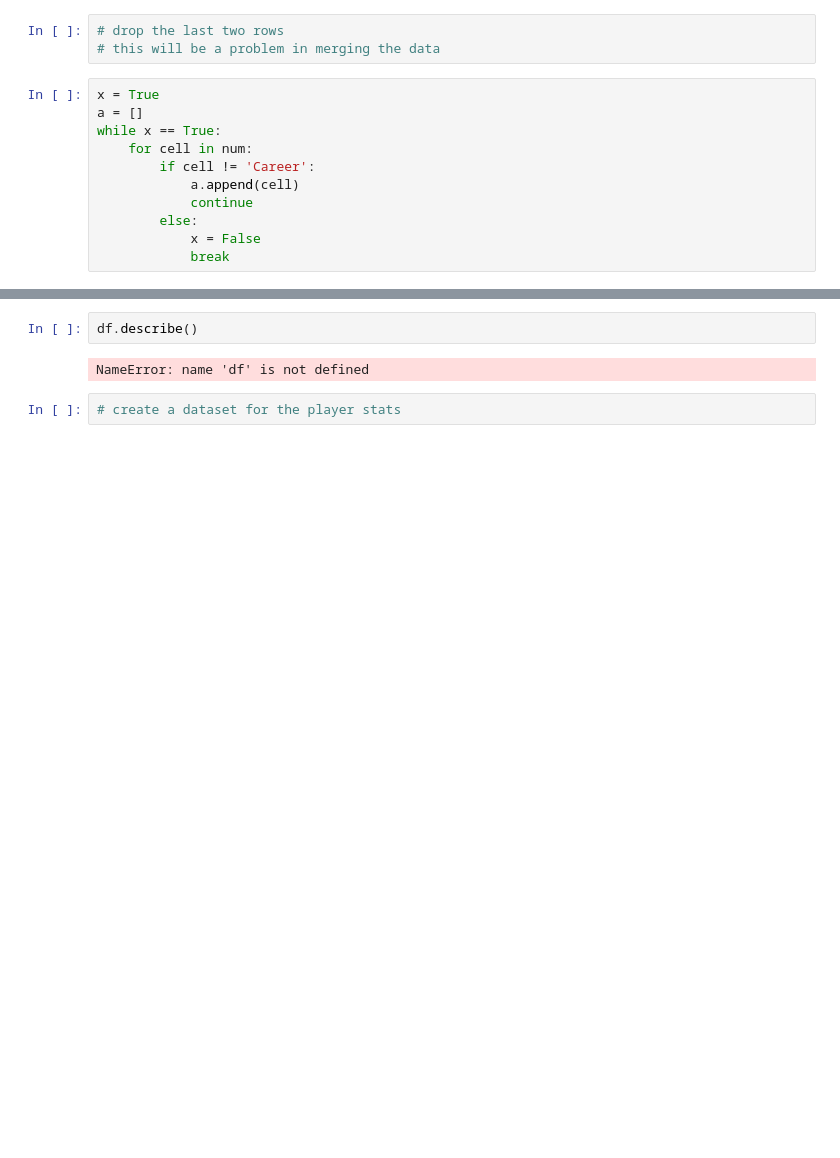
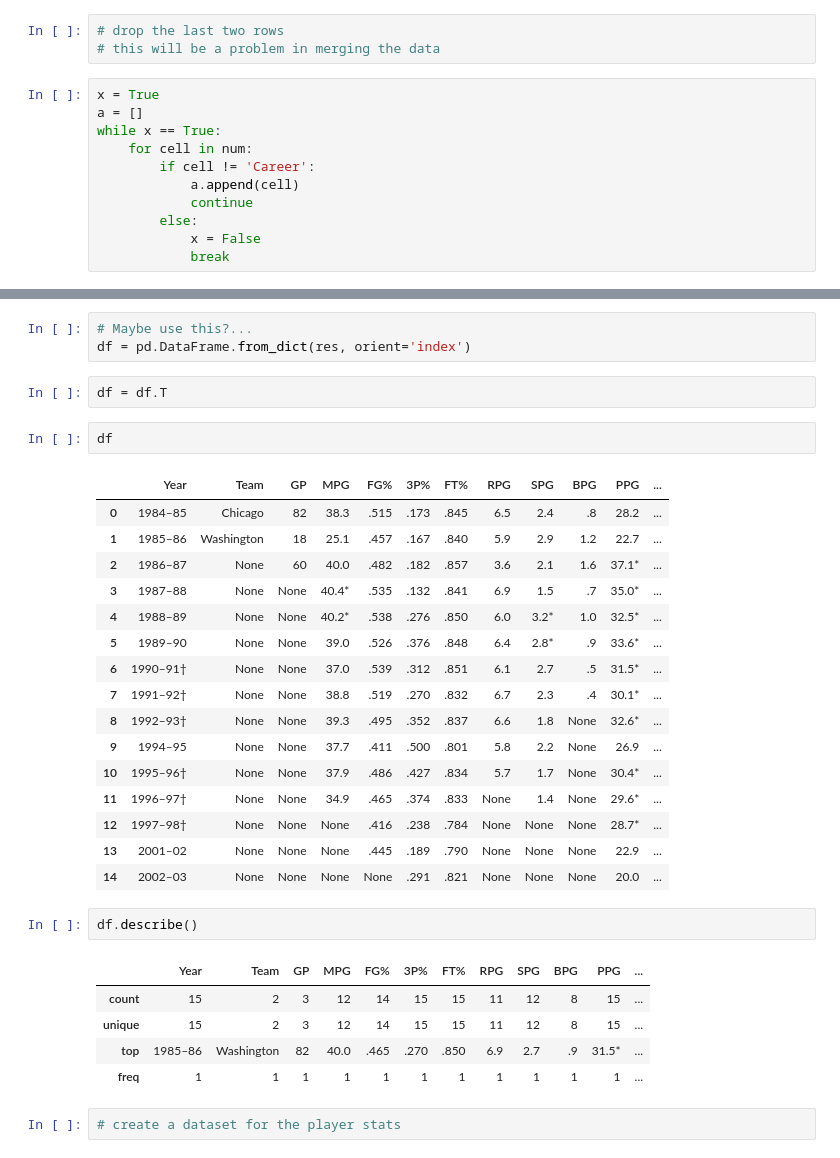
Before and after one commit to ctd1077/Wiki-NBA-Stat-Scraper, a Jupyter notebook: Wiki NBA Stat Scraper.ipynb, the cells around one changed output, grey strips where cells are left out. Saved outputs shown, nothing was run; the diff lists cells and outputs as text; blank space fills up the shorter version.

```diff
--- a/Wiki NBA Stat Scraper.ipynb
+++ b/Wiki NBA Stat Scraper.ipynb
@@ -173,7 +184,35 @@ ValueError: If using all scalar values, you must pass an index
+# %%
+# Maybe use this?...
+df = pd.DataFrame.from_dict(res, orient='index')
+# %%
+df = df.T
+# %%
+df
+# %% [output]
+|  | Year | Team | GP | MPG | FG% | 3P% | FT% | RPG | SPG | BPG | PPG | ... |
+| 0 | 1984–85 | Chicago | 82 | 38.3 | .515 | .173 | .845 | 6.5 | 2.4 | .8 | 28.2 | ... |
+| 1 | 1985–86 | Washington | 18 | 25.1 | .457 | .167 | .840 | 5.9 | 2.9 | 1.2 | 22.7 | ... |
+| 2 | 1986–87 | None | 60 | 40.0 | .482 | .182 | .857 | 3.6 | 2.1 | 1.6 | 37.1* | ... |
+| 3 | 1987–88 | None | None | 40.4* | .535 | .132 | .841 | 6.9 | 1.5 | .7 | 35.0* | ... |
+| 4 | 1988–89 | None | None | 40.2* | .538 | .276 | .850 | 6.0 | 3.2* | 1.0 | 32.5* | ... |
+| 5 | 1989–90 | None | None | 39.0 | .526 | .376 | .848 | 6.4 | 2.8* | .9 | 33.6* | ... |
+| 6 | 1990–91† | None | None | 37.0 | .539 | .312 | .851 | 6.1 | 2.7 | .5 | 31.5* | ... |
+| 7 | 1991–92† | None | None | 38.8 | .519 | .270 | .832 | 6.7 | 2.3 | .4 | 30.1* | ... |
+| 8 | 1992–93† | None | None | 39.3 | .495 | .352 | .837 | 6.6 | 1.8 | None | 32.6* | ... |
+| 9 | 1994–95 | None | None | 37.7 | .411 | .500 | .801 | 5.8 | 2.2 | None | 26.9 | ... |
+| 10 | 1995–96† | None | None | 37.9 | .486 | .427 | .834 | 5.7 | 1.7 | None | 30.4* | ... |
+| 11 | 1996–97† | None | None | 34.9 | .465 | .374 | .833 | None | 1.4 | None | 29.6* | ... |
+| 12 | 1997–98† | None | None | None | .416 | .238 | .784 | None | None | None | 28.7* | ... |
+| 13 | 2001–02 | None | None | None | .445 | .189 | .790 | None | None | None | 22.9 | ... |
+| 14 | 2002–03 | None | None | None | None | .291 | .821 | None | None | None | 20.0 | ... |
 # %%
 df.describe()
 # %% [output]
-NameError: name 'df' is not defined
+|  | Year | Team | GP | MPG | FG% | 3P% | FT% | RPG | SPG | BPG | PPG | ... |
+| count | 15 | 2 | 3 | 12 | 14 | 15 | 15 | 11 | 12 | 8 | 15 | ... |
+| unique | 15 | 2 | 3 | 12 | 14 | 15 | 15 | 11 | 12 | 8 | 15 | ... |
+| top | 1985–86 | Washington | 82 | 40.0 | .465 | .270 | .850 | 6.9 | 2.7 | .9 | 31.5* | ... |
+| freq | 1 | 1 | 1 | 1 | 1 | 1 | 1 | 1 | 1 | 1 | 1 | ... |
 # %%
 # create a dataset for the player stats
 # %%
```
Also changed, not shown: parts of 18 cells of this notebook.
